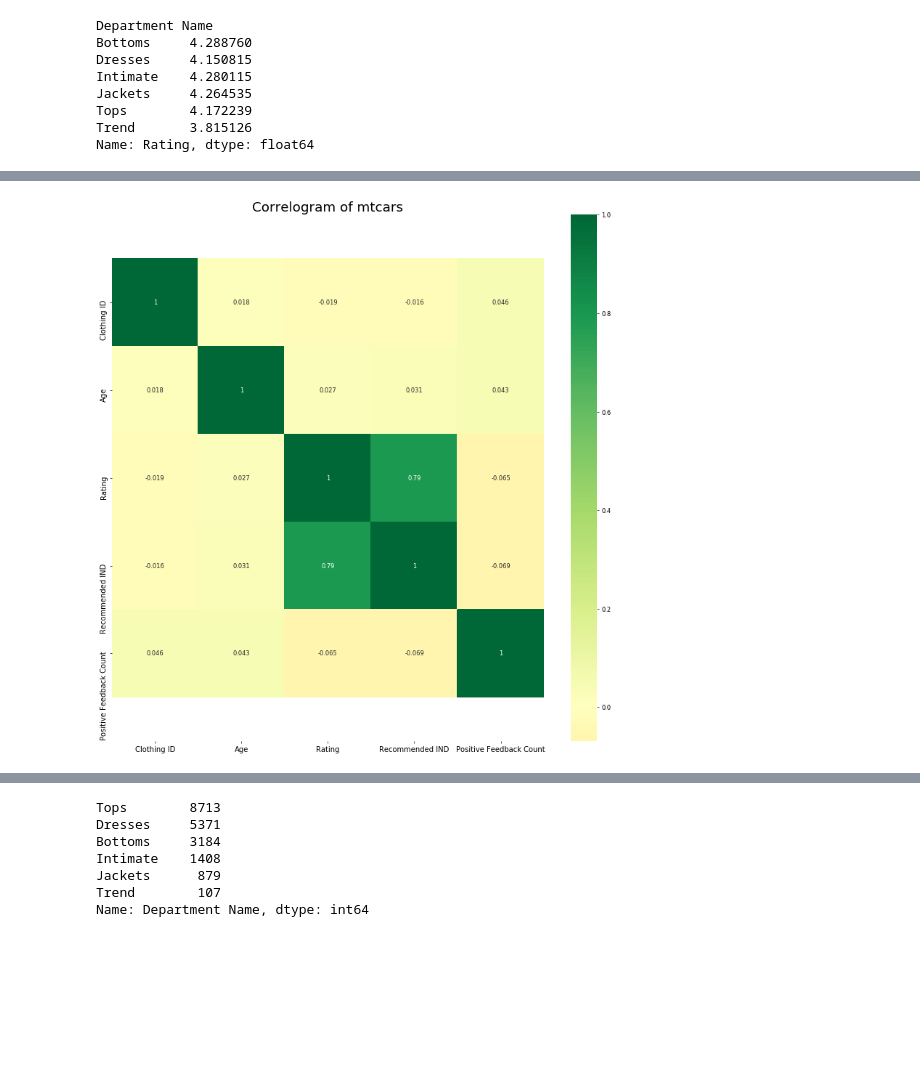
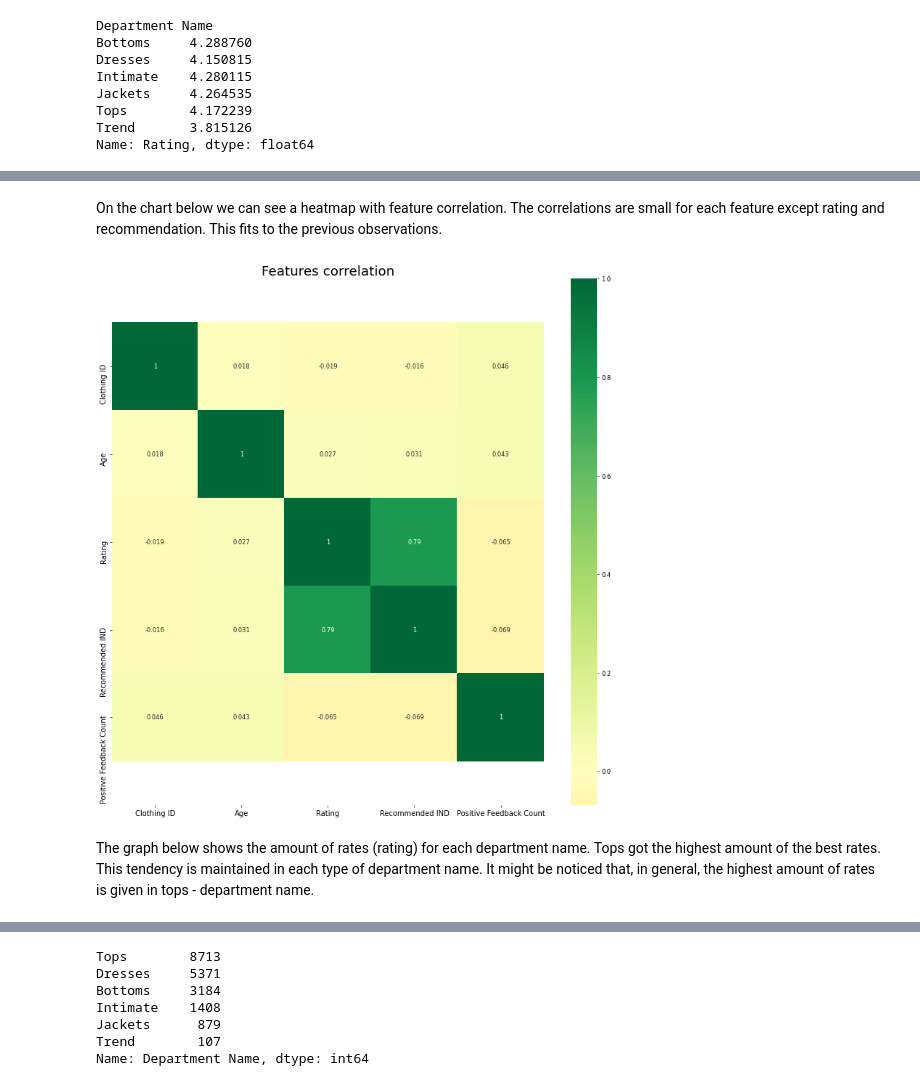
Before and after one commit to JustynaPantak/e-commerce_analyse, a Jupyter notebook: data_analyse.ipynb, the cells around one changed output, grey strips where cells are left out. Drawn from its saved outputs; the diff is of its cells as text; code cells hidden in the pictures; blank space fills up the shorter version.

```diff
--- a/data_analyse.ipynb
+++ b/data_analyse.ipynb
@@ -213,20 +260,24 @@ Trend              119
 Casual bottoms       2
 Chemises             1
 Name: Class Name, dtype: int64
+# %% [markdown]
+On the chart below we can see a heatmap with feature correlation. The correlations are small for each feature except rating and recommendation. This fits to the previous observations.
 # %%
 # Plot
 plt.figure(figsize=(16, 16), dpi= 60)
 ax = sns.heatmap(df.corr(), xticklabels=df.corr().columns, yticklabels=df.corr().columns, cmap='RdYlGn', center=0, annot=True)
 
 # Decorations
-plt.title('Correlogram of mtcars', fontsize=22)
+plt.title('Features correlation', fontsize=22)
 bottom, top = ax.get_ylim()
 ax.set_ylim(bottom + 0.5, top - 0.5)
 plt.xticks(fontsize=12)
 plt.yticks(fontsize=12)
 plt.show()
 # %% [output]
-[figure, old version]
+[figure, new version]
+# %% [markdown]
+The graph below shows the amount of rates (rating) for each department name. Tops got the highest amount of the best rates. This tendency is maintained in each type of department name. It might be noticed that, in general, the highest amount of rates is given in tops - department name.
 # %%
 ax = sns.countplot(y="Department Name", hue="Rating", data=df)
 # %% [output]
```
Also changed, not shown: parts of 130 cells of this notebook, 3 other files.
